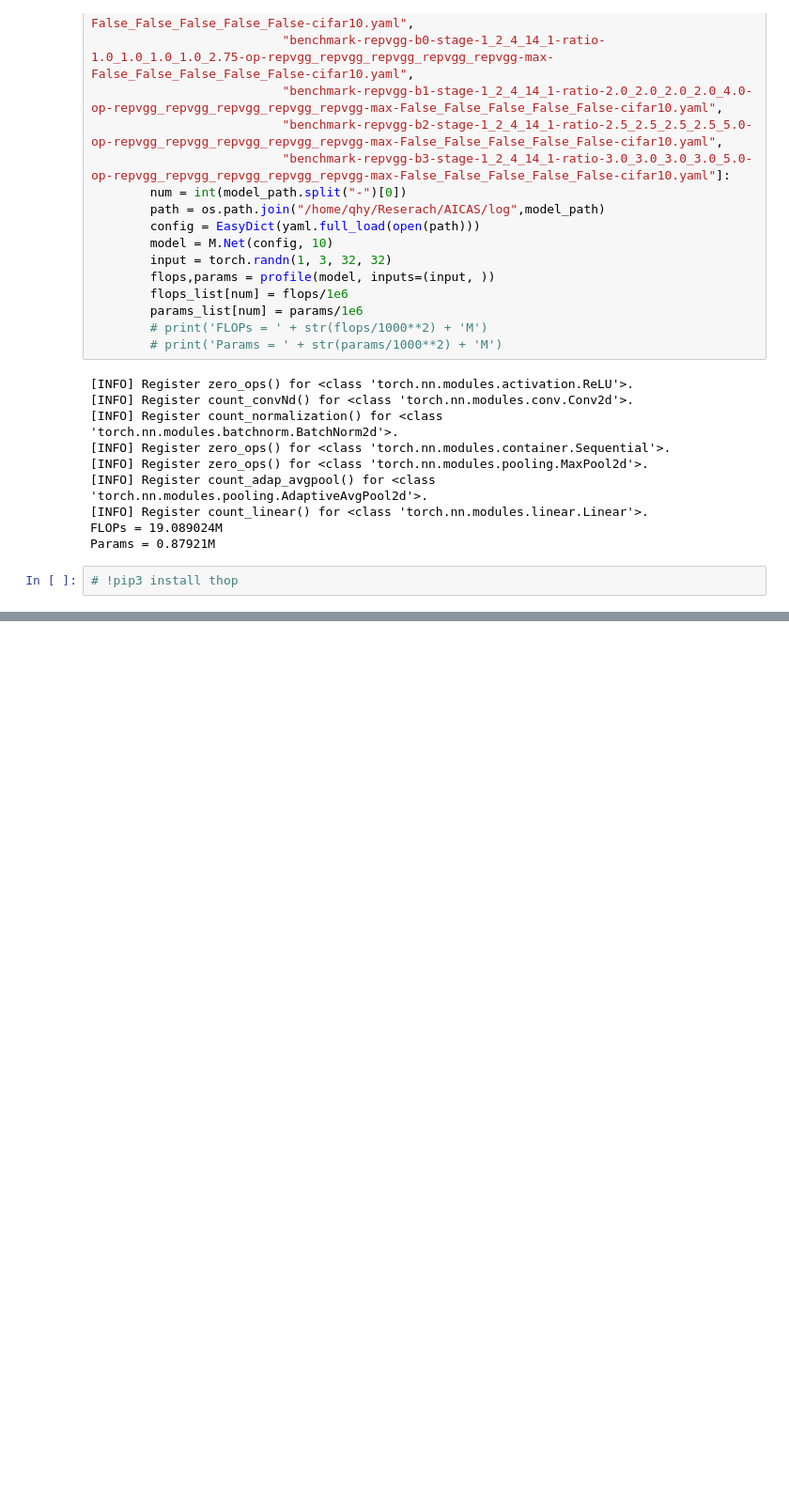
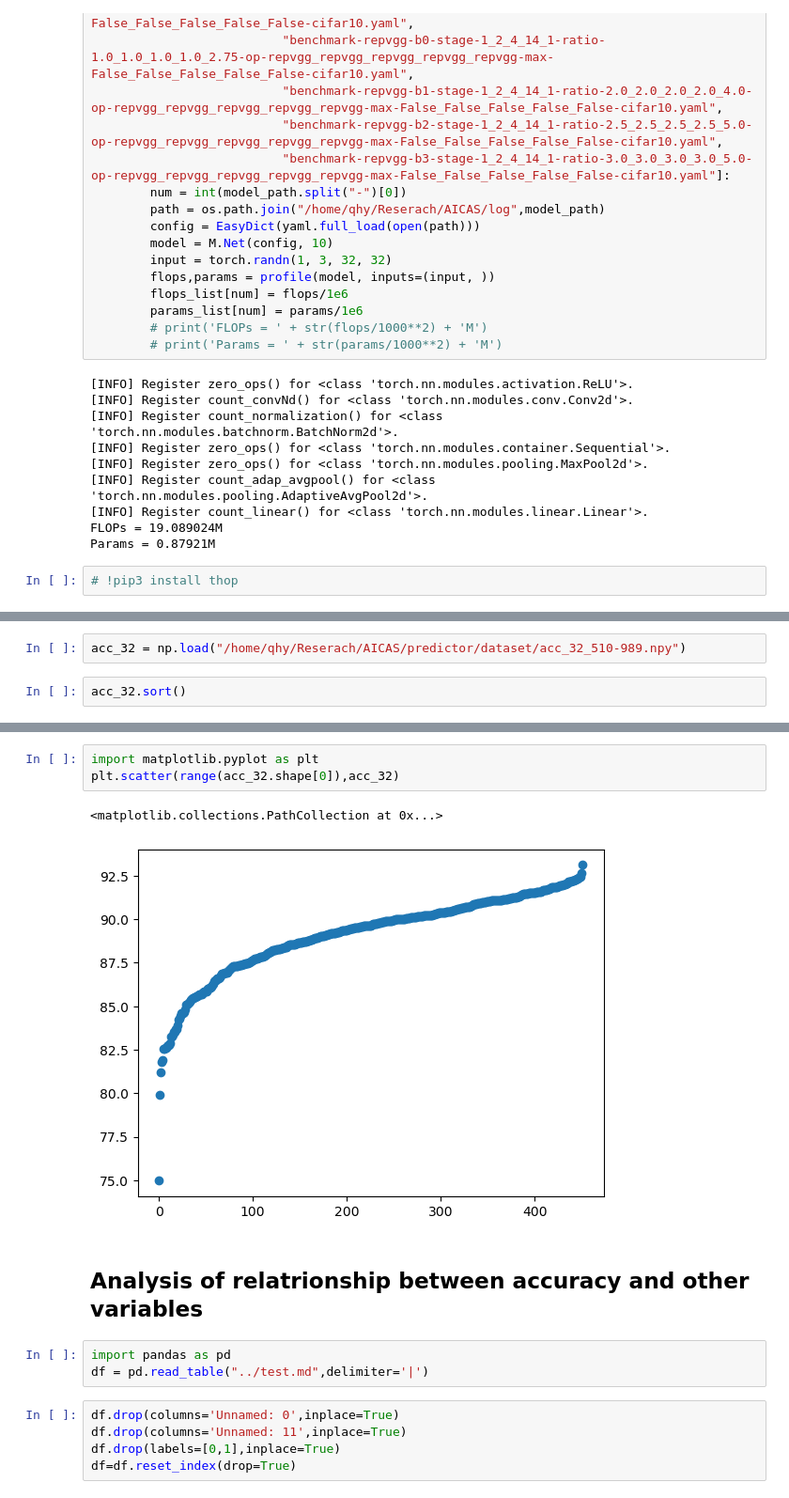
Before and after one commit to qhy991/AICAS, a Jupyter notebook: analysis/model_analysis.ipynb, the cells around one changed output, grey strips where cells are left out. Shown at 94% size. Drawn from its saved outputs; the diff is of its cells as text; blank space fills up the shorter version.

```diff
--- a/analysis/model_analysis.ipynb
+++ b/analysis/model_analysis.ipynb
@@ -190,0 +350,4 @@ Params = 0.87921M
+# %%
+acc_32 = np.load("/home/qhy/Reserach/AICAS/predictor/dataset/acc_32_510-989.npy")
+# %%
+acc_32.sort()
@@ -190,0 +358,16 @@ Params = 0.87921M
+# %%
+import matplotlib.pyplot as plt
+plt.scatter(range(acc_32.shape[0]),acc_32)
+# %% [output]
+<matplotlib.collections.PathCollection at 0x...>
+[figure, added]
+# %% [markdown]
+## Analysis of relatrionship between accuracy and other variables
+# %%
+import pandas as pd
+df = pd.read_table("../test.md",delimiter='|')
+# %%
+df.drop(columns='Unnamed: 0',inplace=True)
+df.drop(columns='Unnamed: 11',inplace=True)
+df.drop(labels=[0,1],inplace=True)
+df=df.reset_index(drop=True)
```
Also changed, not shown: parts of 42 cells of this notebook, 49 other files.
